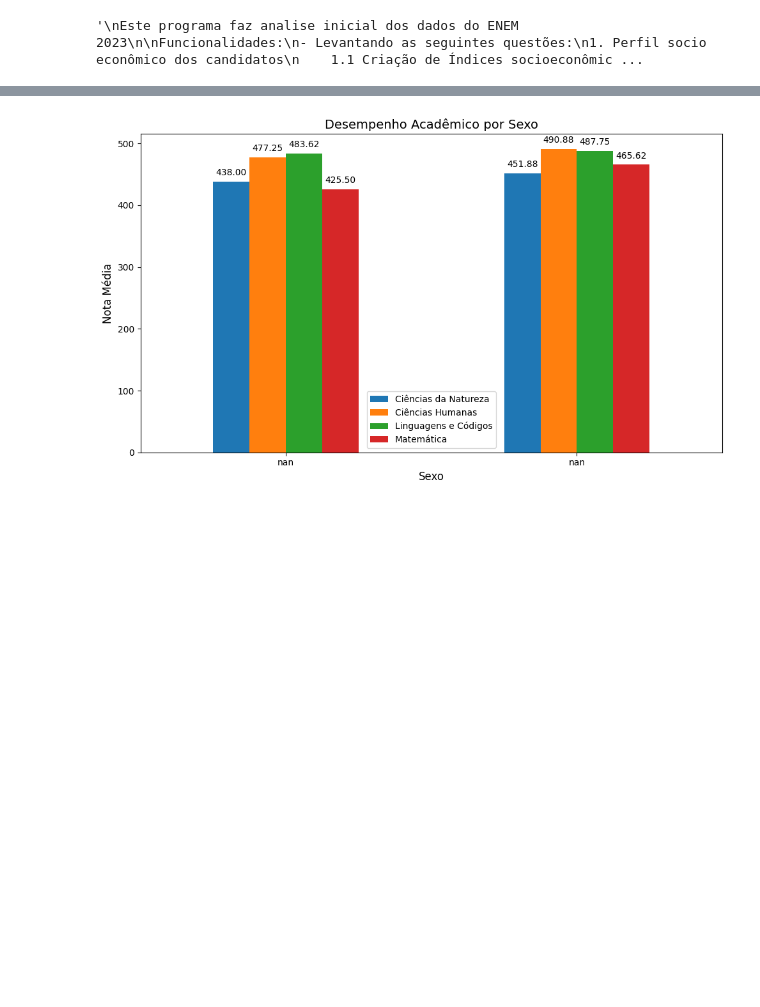
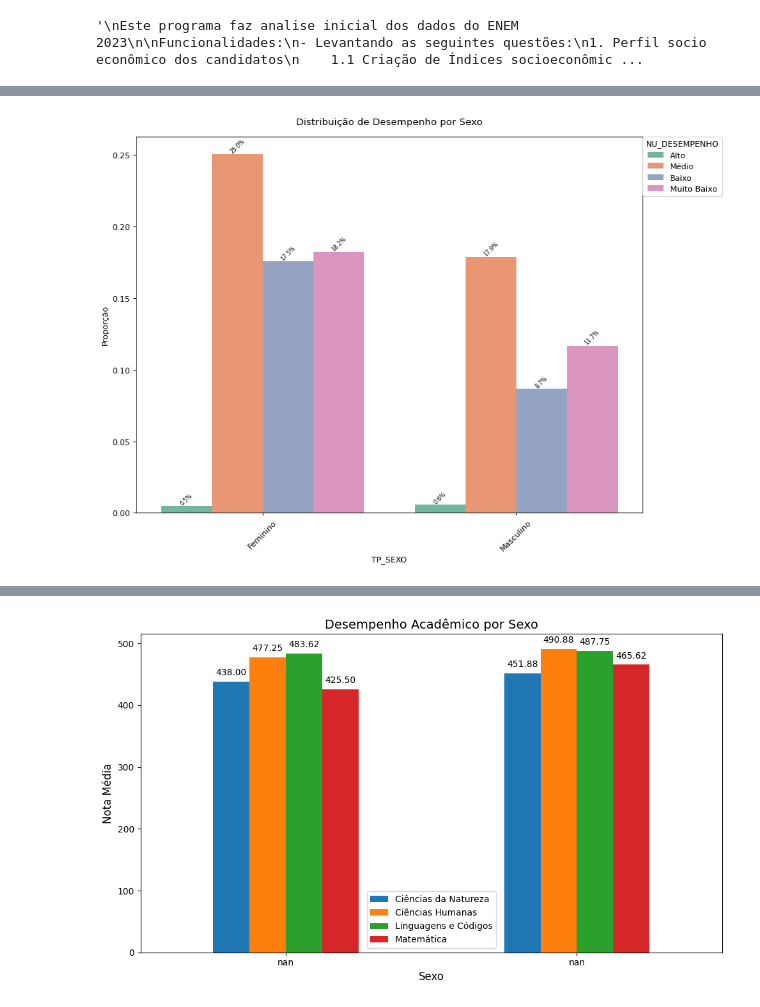
Before and after one commit to RafaelPetit/Microdados, a Jupyter notebook: microdados_V4.ipynb, the cells around one changed output, grey strips where cells are left out. Cells and saved outputs as stored; diff of their text form; code cells hidden in the pictures; blank space fills up the shorter version.

```diff
--- a/microdados_V4.ipynb
+++ b/microdados_V4.ipynb
@@ -996,0 +802,16 @@ plot_histograma(
+# %%
+# Plotando Desempenho por Sexo
+
+plotar_histograma_porcentagem_por_hue(
+    df=microdados,
+    coluna_x='TP_SEXO',
+    coluna_hue='NU_DESEMPENHO',
+    dicionario_x=sexo,
+    dicionario_hue=desempenho,
+    titulo='Distribuição de Desempenho por Sexo',
+    rotacao_xticks=45,
+    rotacao_xticks_barra=45,
+    tamanho_texto=7,
+)
+# %% [output]
+[figure, added]
```
Also changed, not shown: parts of 46 cells of this notebook, 1 other file.
